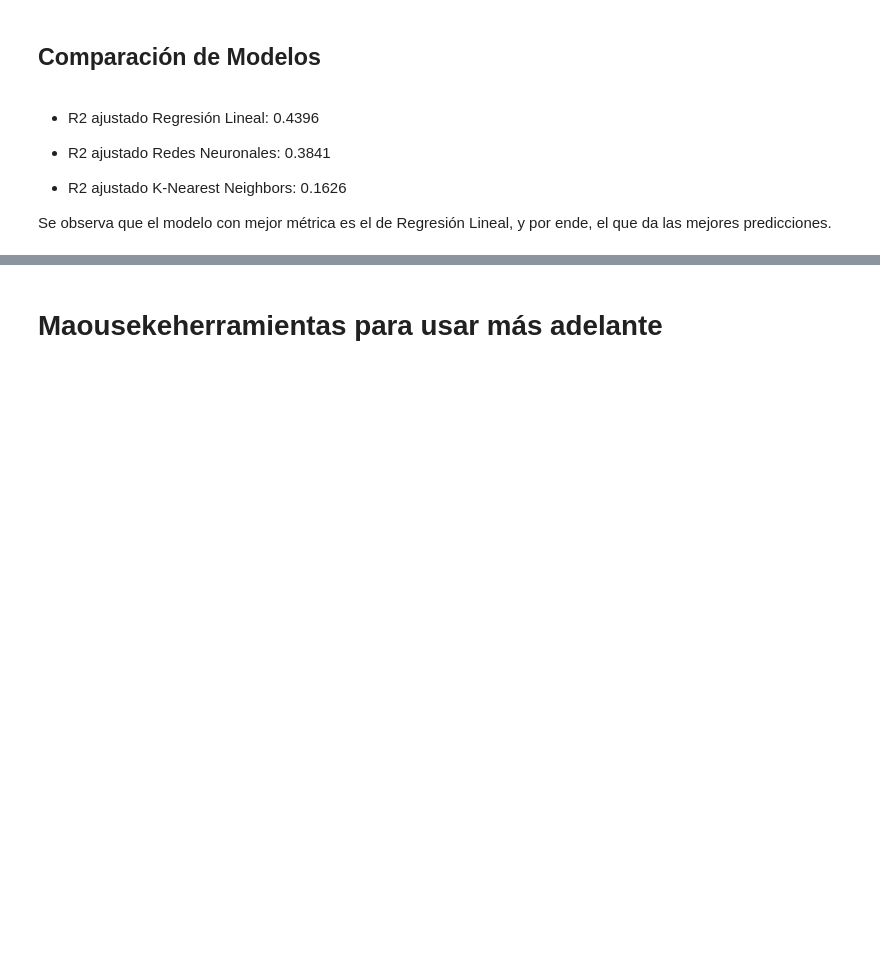
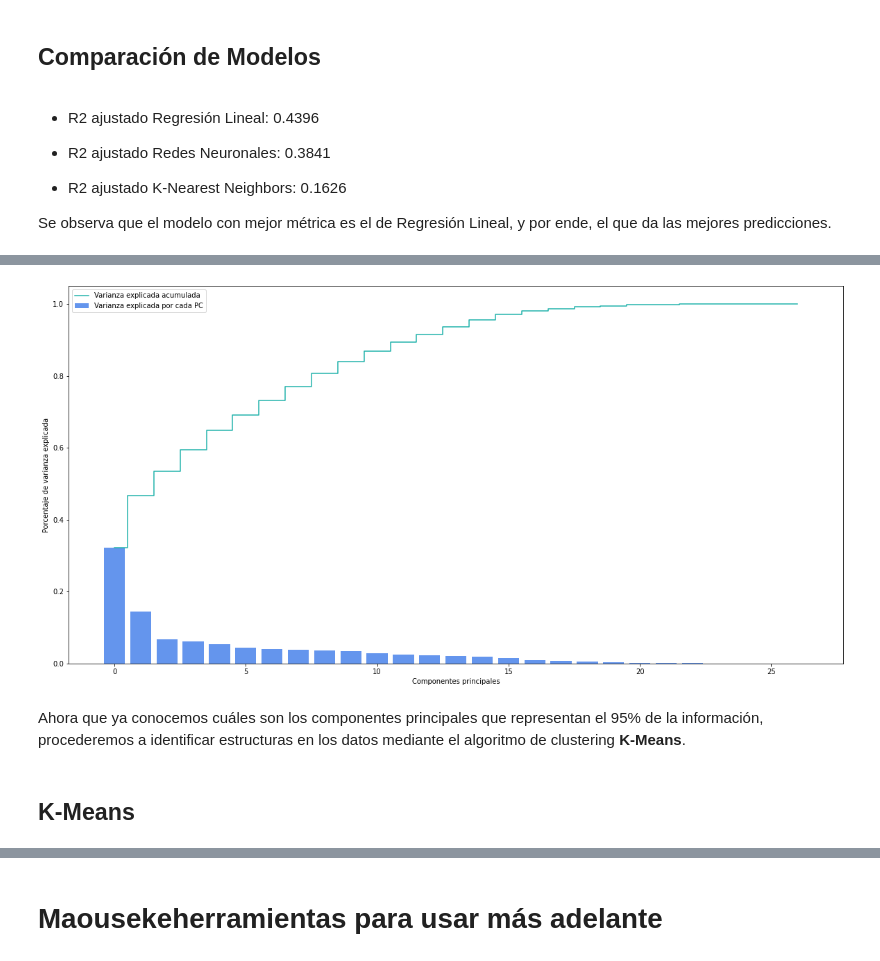
Before and after one commit to JuanImbachi/DataAnalytics_FinalProject, a Jupyter notebook: Carvajal_Imbachí_ProyectoFinal_AnalíticaDeDatos.ipynb, the cells around one changed output, grey strips where cells are left out. Drawn from its saved outputs; the diff is of its cells as text; code cells hidden in the pictures; blank space fills up the shorter version.

Commit message:
PCA & K-means implemented

```diff
--- a/Carvajal_Imbachí_ProyectoFinal_AnalíticaDeDatos.ipynb
+++ b/Carvajal_Imbachí_ProyectoFinal_AnalíticaDeDatos.ipynb
@@ -1630,0 +1686,4 @@ Se observa que el modelo con mejor métrica es el de Regresión Lineal, y por en
+# %%
+scaler = StandardScaler(with_mean=True, with_std=True)
+scaler.fit(data_pca)
+print(scaler.mean_)
@@ -1630,0 +1698,2 @@ Se observa que el modelo con mejor métrica es el de Regresión Lineal, y por en
+# %%
+data_pca_std = scaler.transform(data_pca)
@@ -1630,0 +1716,3 @@ Se observa que el modelo con mejor métrica es el de Regresión Lineal, y por en
+# %%
+pca = PCA()
+data_pca_proyected = pca.fit_transform(data_pca_std)
@@ -1630,0 +1755,4 @@ Se observa que el modelo con mejor métrica es el de Regresión Lineal, y por en
+# %%
+var_exp=pca.explained_variance_ratio_ # varianza explicada por cada PC
+cum_var_exp = np.cumsum(var_exp) # varianza acumulada por los primeros n PCs
+var_exp
@@ -1630,0 +1767,14 @@ Se observa que el modelo con mejor métrica es el de Regresión Lineal, y por en
+# %%
+plt.figure(figsize=(20, 10))
+plt.bar(range(len(var_exp)), var_exp,  align='center', label='Varianza explicada por cada PC', color = 'cornflowerblue')
+plt.step(range(len(cum_var_exp)), cum_var_exp, where='mid',label='Varianza explicada acumulada', color = 'lightseagreen')
+plt.ylabel('Porcentaje de varianza explicada')
+plt.xlabel('Componentes principales')
+plt.legend(loc='best')
+plt.show()
+# %% [output]
+[figure, added]
+# %% [markdown]
+Ahora que ya conocemos cuáles son los componentes principales que representan el 95% de la información, procederemos a identificar estructuras en los datos mediante el algoritmo de clustering **K-Means**.
+# %% [markdown]
+## K-Means
```
Also changed, not shown: parts of 56 cells of this notebook.
